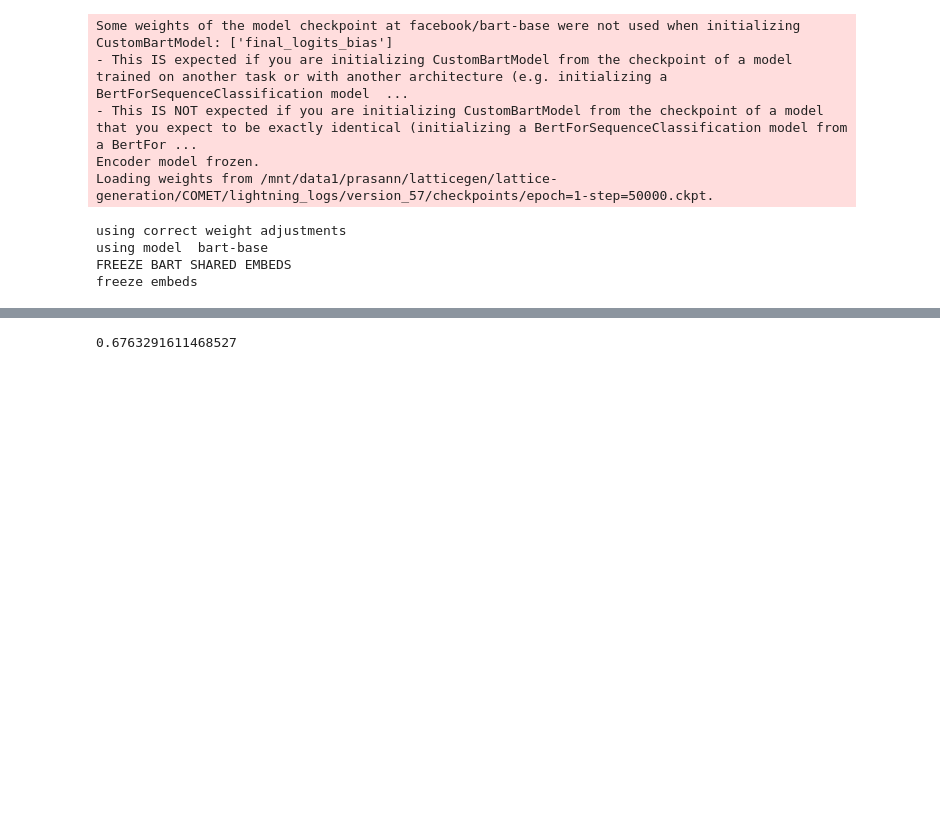
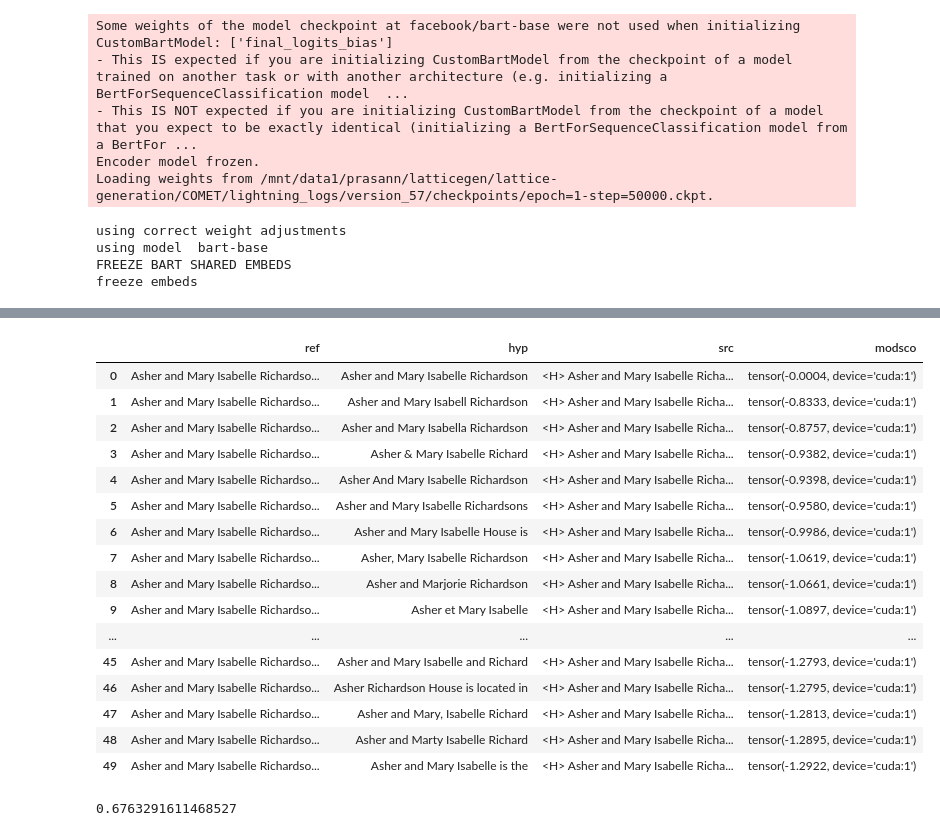
Before and after one commit to PrasannS/tfr-decoding, a Jupyter notebook: test_tfr_decoding.ipynb, the cells around one changed output, grey strips where cells are left out. Drawn from its saved outputs; the diff is of its cells as text; code cells hidden in the pictures; blank space fills up the shorter version.

Commit message:
prompting exploration, new settings

```diff
--- a/test_tfr_decoding.ipynb
+++ b/test_tfr_decoding.ipynb
@@ -15,7 +16,8 @@ import time
 # %%
 setting = "table2text"
 # get generation model with monkey patching based on setting
-mod, tok, dset, dec_pref = load_model(setting, True, "cuda:2", False)
+# setting, TFR_DECODE, DEVICE, TRAIN
+mod, tok, dset, dec_pref = load_model(setting, True, "cuda:1", False)
 dset = list(dset)
 # %% [output]
 Some weights of the model checkpoint at facebook/bart-base were not used when initializing CustomBartModel: ['final_logits_bias']
@@ -41,9 +43,10 @@ def rer_met(rer, tgt, df):
     return fsort[tgt].mean()
 # %%
 # get results in a df for a given configuration
-def test_config(mod, tok, data, config):
+def test_config(mod, tok, data, config, more=True):
     allcands = all_tfr_decode(mod, tok, data, config)
-    allcands['modsco'] = [float(f) for f in allcands['modsco']]
-    metrics_mapping("pqe", allcands)
-    metrics_mapping("parent",allcands)
+    if more:
+        allcands['modsco'] = [float(f) for f in allcands['modsco']]
+        metrics_mapping("pqe", allcands)
+        metrics_mapping("parent",allcands)
     return allcands
@@ -54,12 +55,12 @@ len(dset)
 # %%
-allcands = test_config(mod, tok, dset[:100], {
-        "max_len":90,
-        "device":'cuda:2',
+allcands = test_config(mod, tok, dset[:1], {
+        "max_len":8,
+        "device":'cuda:1',
         "beam_size":50,
         "dec_prefix":dec_pref,
-        "tfr_interv":6,
+        "tfr_interv":1000,
         "tfr_beams":13,
         "weightfunc":onlytfr
-})
+}, False)
 # %% [output]
 Using TFR Rerank Beam Search
@@ -104,3 +68,23 @@ To disable this warning, you can either:
+# %%
+allcands
+# %% [output]
+|  | ref | hyp | src | modsco |
+| 0 | Asher and Mary Isabelle Richardso... | Asher and Mary Isabelle Richardson | <H> Asher and Mary Isabelle Richa... | tensor(-0.0004, device='cuda:1') |
+| 1 | Asher and Mary Isabelle Richardso... | Asher and Mary Isabell Richardson | <H> Asher and Mary Isabelle Richa... | tensor(-0.8333, device='cuda:1') |
+| 2 | Asher and Mary Isabelle Richardso... | Asher and Mary Isabella Richardson | <H> Asher and Mary Isabelle Richa... | tensor(-0.8757, device='cuda:1') |
+| 3 | Asher and Mary Isabelle Richardso... | Asher & Mary Isabelle Richard | <H> Asher and Mary Isabelle Richa... | tensor(-0.9382, device='cuda:1') |
+| 4 | Asher and Mary Isabelle Richardso... | Asher And Mary Isabelle Richardson | <H> Asher and Mary Isabelle Richa... | tensor(-0.9398, device='cuda:1') |
+| 5 | Asher and Mary Isabelle Richardso... | Asher and Mary Isabelle Richardsons | <H> Asher and Mary Isabelle Richa... | tensor(-0.9580, device='cuda:1') |
+| 6 | Asher and Mary Isabelle Richardso... | Asher and Mary Isabelle House is | <H> Asher and Mary Isabelle Richa... | tensor(-0.9986, device='cuda:1') |
+| 7 | Asher and Mary Isabelle Richardso... | Asher, Mary Isabelle Richardson | <H> Asher and Mary Isabelle Richa... | tensor(-1.0619, device='cuda:1') |
+| 8 | Asher and Mary Isabelle Richardso... | Asher and Marjorie Richardson | <H> Asher and Mary Isabelle Richa... | tensor(-1.0661, device='cuda:1') |
+| 9 | Asher and Mary Isabelle Richardso... | Asher et Mary Isabelle | <H> Asher and Mary Isabelle Richa... | tensor(-1.0897, device='cuda:1') |
+| ... | ... | ... | ... | ... |
+| 45 | Asher and Mary Isabelle Richardso... | Asher and Mary Isabelle and Richard | <H> Asher and Mary Isabelle Richa... | tensor(-1.2793, device='cuda:1') |
+| 46 | Asher and Mary Isabelle Richardso... | Asher Richardson House is located in | <H> Asher and Mary Isabelle Richa... | tensor(-1.2795, device='cuda:1') |
+| 47 | Asher and Mary Isabelle Richardso... | Asher and Mary, Isabelle Richard | <H> Asher and Mary Isabelle Richa... | tensor(-1.2813, device='cuda:1') |
+| 48 | Asher and Mary Isabelle Richardso... | Asher and Marty Isabelle Richard | <H> Asher and Mary Isabelle Richa... | tensor(-1.2895, device='cuda:1') |
+| 49 | Asher and Mary Isabelle Richardso... | Asher and Mary Isabelle is the | <H> Asher and Mary Isabelle Richa... | tensor(-1.2922, device='cuda:1') |
 # %%
 rer_met("pqe","precision", allcands)
 # %% [output]
```
Also changed, not shown: parts of 7 cells of this notebook, 14 other files.
